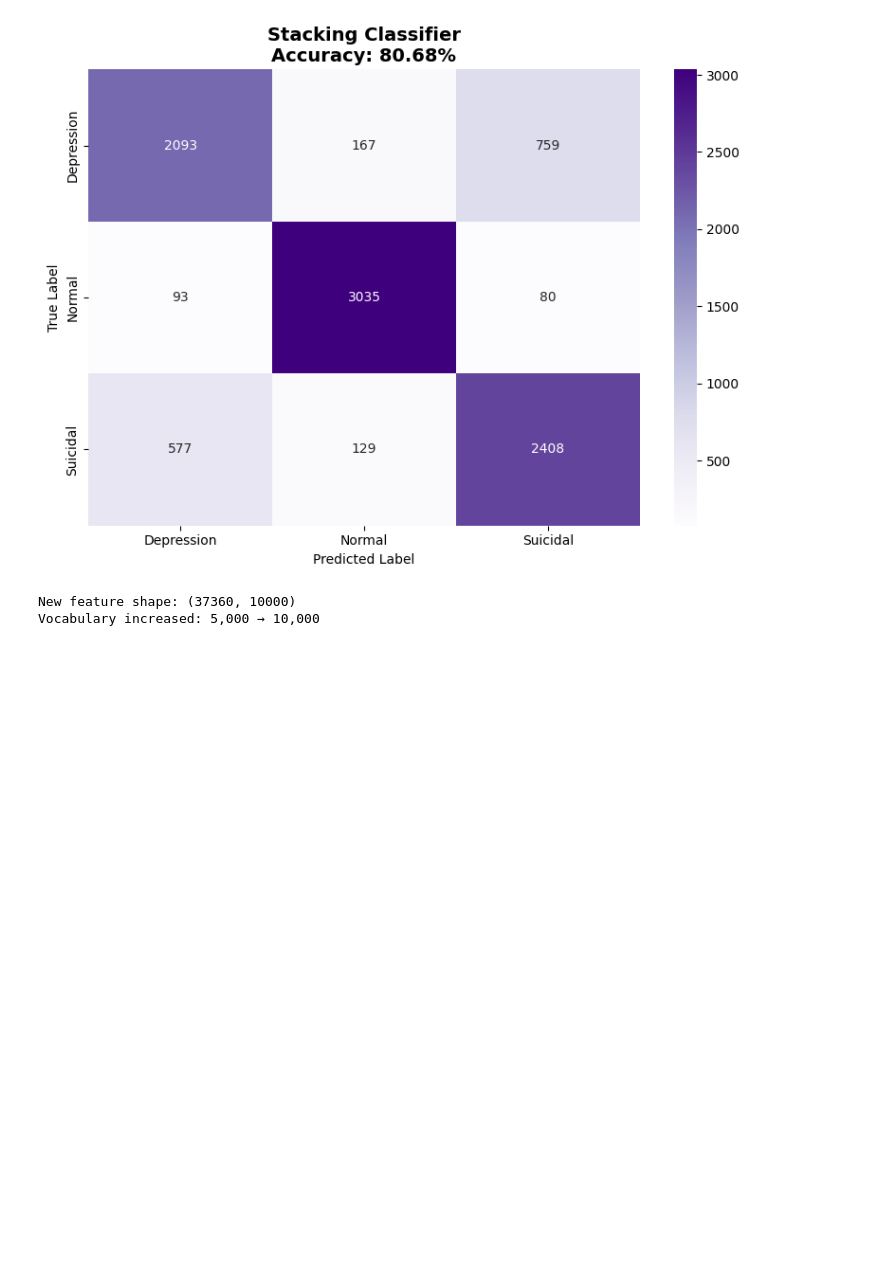
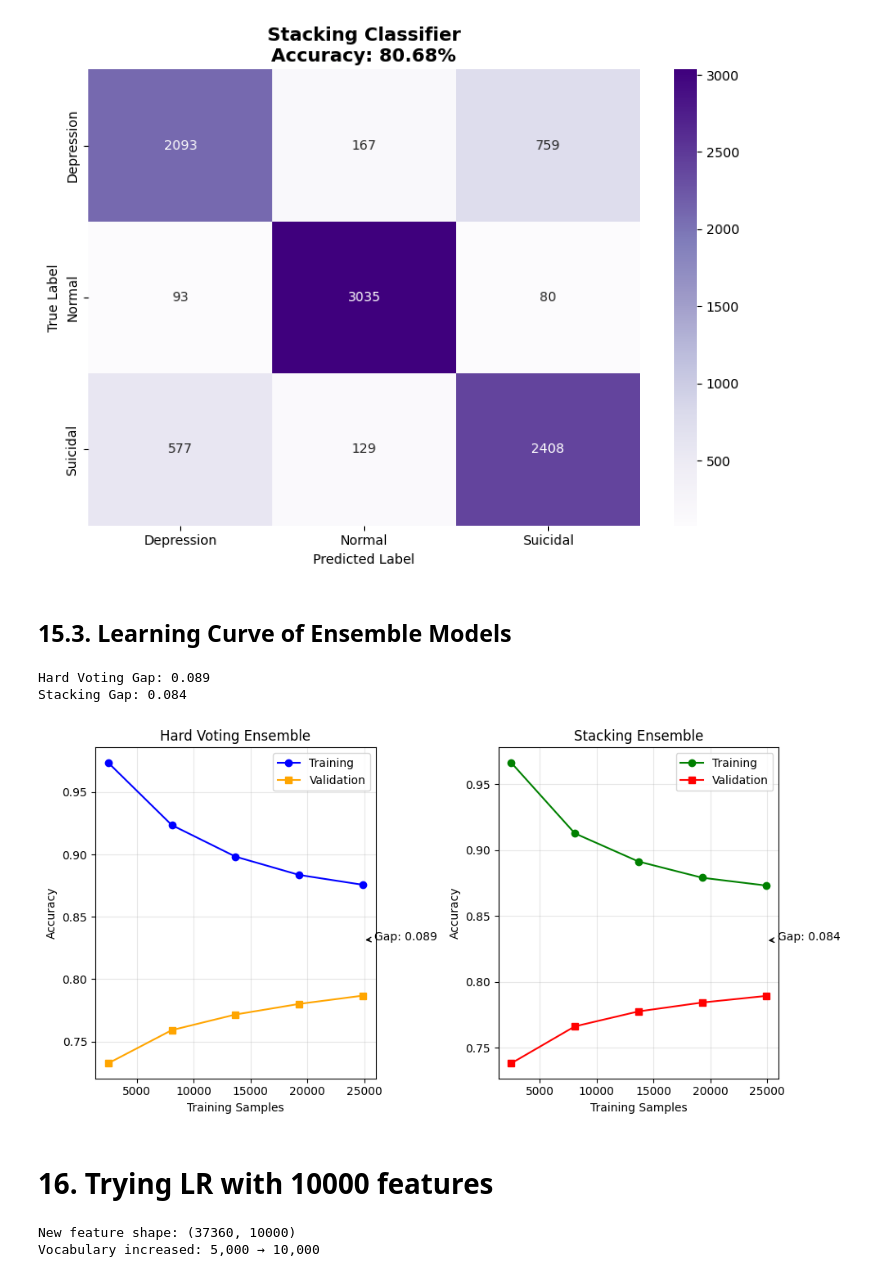
Before and after one commit to jeshmin-shrestha/Mental-Health-Classification, a Jupyter notebook: 3_Mental_Health_Classification.ipynb, the cells around one changed output. Drawn from its saved outputs; the diff is of its cells as text; code cells hidden in the pictures; blank space fills up the shorter version.

```diff
--- a/3_Mental_Health_Classification.ipynb
+++ b/3_Mental_Health_Classification.ipynb
@@ -1544,6 +1653,84 @@ Accuracy: 0.8068 (80.68%)
    macro avg     0.8034    0.8042    0.8031      9341
 weighted avg     0.8050    0.8068    0.8052      9341
 [figure]
+# %% [markdown]
+## 15.3. Learning Curve of Ensemble Models
+# %%
+import warnings
+warnings.filterwarnings('ignore')
+
+from sklearn.model_selection import learning_curve
+import numpy as np
+import matplotlib.pyplot as plt
+
+# Hard Voting Learning Curve
+train_sizes_v, train_scores_v, val_scores_v = learning_curve(
+    ensemble_model,
+    X_train_baseline,
+    y_train,
+    train_sizes=np.linspace(0.1, 1.0, 5),
+    cv=3,
+    n_jobs=-1,
+    verbose=0
+)
+
+train_mean_v = np.mean(train_scores_v, axis=1)
+val_mean_v = np.mean(val_scores_v, axis=1)
+gap_v = train_mean_v[-1] - val_mean_v[-1]
+print(f"Hard Voting Gap: {gap_v:.3f}")
+
+# Stacking Learning Curve
+train_sizes_s, train_scores_s, val_scores_s = learning_curve(
+    stacking_model,
+    X_train_baseline,
+    y_train,
+    train_sizes=np.linspace(0.1, 1.0, 5),
+    cv=3,
+    n_jobs=-1,
+    verbose=0
+)
+
+train_mean_s = np.mean(train_scores_s, axis=1)
+val_mean_s = np.mean(val_scores_s, axis=1)
+gap_s = train_mean_s[-1] - val_mean_s[-1]
+print(f"Stacking Gap: {gap_s:.3f}")
+
+# Simple combined plot
+plt.figure(figsize=(10, 5))
+
+# Hard Voting
+plt.subplot(1, 2, 1)
+plt.plot(train_sizes_v, train_mean_v, 'o-', label='Training', color='blue')
+plt.plot(train_sizes_v, val_mean_v, 's-', label='Validation', color='orange')
+plt.title('Hard Voting Ensemble')
+plt.xlabel('Training Samples')
+plt.ylabel('Accuracy')
+plt.legend()
+plt.grid(True, alpha=0.3)
+plt.annotate(f'Gap: {gap_v:.3f}', xy=(train_sizes_v[-1], (train_mean_v[-1] + val_mean_v[-1])/2),
+             xytext=(10, 0), textcoords='offset points', arrowprops=dict(arrowstyle='->'))
+
+# Stacking
+plt.subplot(1, 2, 2)
+plt.plot(train_sizes_s, train_mean_s, 'o-', label='Training', color='green')
+plt.plot(train_sizes_s, val_mean_s, 's-', label='Validation', color='red')
+plt.title('Stacking Ensemble')
+plt.xlabel('Training Samples')
+plt.ylabel('Accuracy')
+plt.legend()
+plt.grid(True, alpha=0.3)
+plt.annotate(f'Gap: {gap_s:.3f}', xy=(train_sizes_s[-1], (train_mean_s[-1] + val_mean_s[-1])/2),
+             xytext=(10, 0), textcoords='offset points', arrowprops=dict(arrowstyle='->'))
+
+plt.tight_layout()
+plt.savefig('/content/drive/MyDrive/AML/23048596 Jeshmin Shrestha/learning_curves_ensembles.png', dpi=300, bbox_inches='tight')
+plt.show()
+# %% [output]
+Hard Voting Gap: 0.089
+Stacking Gap: 0.084
+[figure, added]
+# %% [markdown]
+# 16. Trying LR with 10000 features
 # %%
 from sklearn.feature_extraction.text import TfidfVectorizer
 from sklearn.linear_model import LogisticRegression
```
Also changed, not shown: parts of 112 cells of this notebook.
